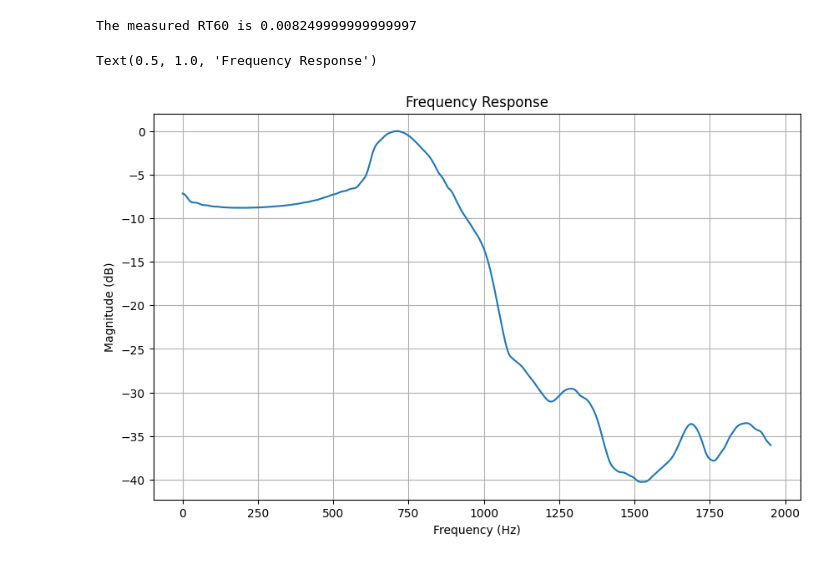
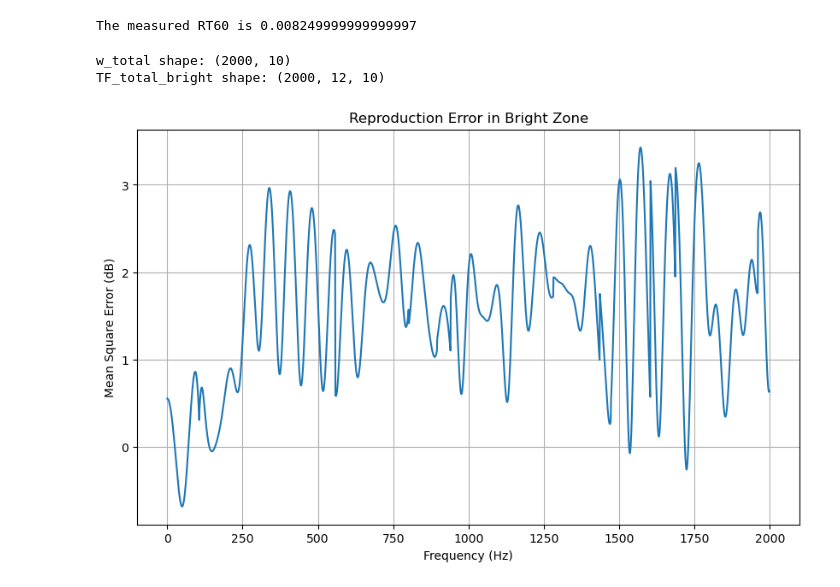
Before and after one commit to alexandergwm/Paper_reproduction, a Jupyter notebook: Personal_Sound_Zone/Personal Sound Zone_circular.ipynb, the cells around one changed output. Cells and saved outputs as stored; diff of their text form; code cells hidden in the pictures.

```diff
--- a/Personal_Sound_Zone/Personal Sound Zone_circular.ipynb
+++ b/Personal_Sound_Zone/Personal Sound Zone_circular.ipynb
@@ -110,9 +108,6 @@ plot_total(room_dim, [total_field], [spk_pos_car])
 bright_num = np.shape(total_field)[0]//2
 bright_field = total_field[0:bright_num]
 dark_field = total_field[bright_num:]
-loudspeaker_dir = pra.directivities.DirectivityPattern[config.loudspeaker_dir]
-target_point = np.mean(bright_field, axis=0)
-directions = calculateDirections(spk_pos_car, target_point)
 
 
 room_dim = [4,4,4]
@@ -120,10 +115,7 @@ room_dim = [4,4,4]
 room = pra.ShoeBox(room_dim, fs=config.fs, max_order=config.max_order, absorption=config.absorption)
 room.add_microphone_array(pra.MicrophoneArray(np.array(total_field).T, room.fs))
 for i, source_pos_car in enumerate(spk_pos_car):
-    azimuth = np.arctan2(directions[i][1], directions[i][0])
-    orientation = pra.directivities.DirectionVector(azimuth=azimuth, degrees=False)
-    dir = pra.directivities.CardioidFamily(orientation=orientation, pattern_enum=loudspeaker_dir)
-    room.add_source(position= source_pos_car, directivity= dir)
+    room.add_source(position= source_pos_car)
 
 
 room.compute_rir()
@@ -296,37 +315,40 @@ TF_rep_b = np.array(TF_rep_b).T
 TF_rep_d = np.array(TF_rep_d).T
 # %% [output]
 The measured RT60 is 0.008249999999999997
-# %%
-## The frequency Response of the algorithm
-control_point_index = 1
-Frequency_Response = []
-pB = np.zeros(config.f)
-for f in range(config.f):
-    pB[f] = TF_rep_b[f,control_point_index,:] @ w_total[f]
-    # 计算幅频响应（单位：dB）
-magnitude_response_db = 20 * np.log10(np.abs(pB))
-
-# 计算相频响应（单位：弧度）
-phase_response = np.angle(pB)
-
-# 如果需要多个控制点的频响
-num_control_points = 12
-pB_all = np.zeros((config.f, num_control_points), dtype=complex)
-for f in range(config.f):
-    for point in range(num_control_points):
-        pB_all[f, point] = TF_rep_b[f, point, :] @ w_total[f]
-
-# 计算平均频响（如果需要）
-average_magnitude_response_db = 20 * np.log10(np.mean(np.abs(pB_all), axis=1))
-plt.figure(figsize=(10, 6))
-plt.plot(freq_bins[0:2000], average_magnitude_response_db - max(average_magnitude_response_db))
-plt.xlabel('Frequency (Hz)')
-plt.ylabel('Magnitude (dB)')
-plt.grid(True)
-plt.title('Frequency Response')
-# %% [output]
-Text(0.5, 1.0, 'Frequency Response')
-[figure, removed]
+# %%
+# Calculate the reproduction error
+print(f"w_total shape: {w_total.shape}")
+print(f"TF_total_bright shape: {TF_total_bright.shape}")
+
+p_act_b = []
+for i in range(max_bin):
+    p_freq = TF_total_bright[i] @ w_total[i]
+    p_act_b.append(p_freq)
+p_act_b = np.array(p_act_b)
+
+
+p_des_b = np.ones_like(p_act_b, dtype=complex)
+
+rep_error_total = np.zeros_like(p_act_b, dtype=complex)
+for freq in range(max_bin):
+    for point in range(bright_len):
+        rep_error_temp = np.abs(p_des_b[freq,point] - p_act_b[freq,point])**2 / np.abs(p_des_b[freq,point])**2
+        rep_error_total[freq,point] = rep_error_temp
+
+
+rep_error_mean = np.mean(rep_error_total, axis=1)
+
+plt.figure(figsize=(10, 6))
+plt.plot(10*np.log10(np.real(rep_error_mean)))
+plt.xlabel('Frequency (Hz)')
+plt.ylabel('Mean Square Error (dB)')
+plt.title('Reproduction Error in Bright Zone')
+plt.grid(True)
+plt.show()
+# %% [output]
+w_total shape: (2000, 10)
+TF_total_bright shape: (2000, 12, 10)
+[figure, added]
 # %%
 ## The Acoustic Contrast between bright area and dark area
 AC_total = []
```
Also changed, not shown: parts of 6 cells of this notebook, 5 other files.
